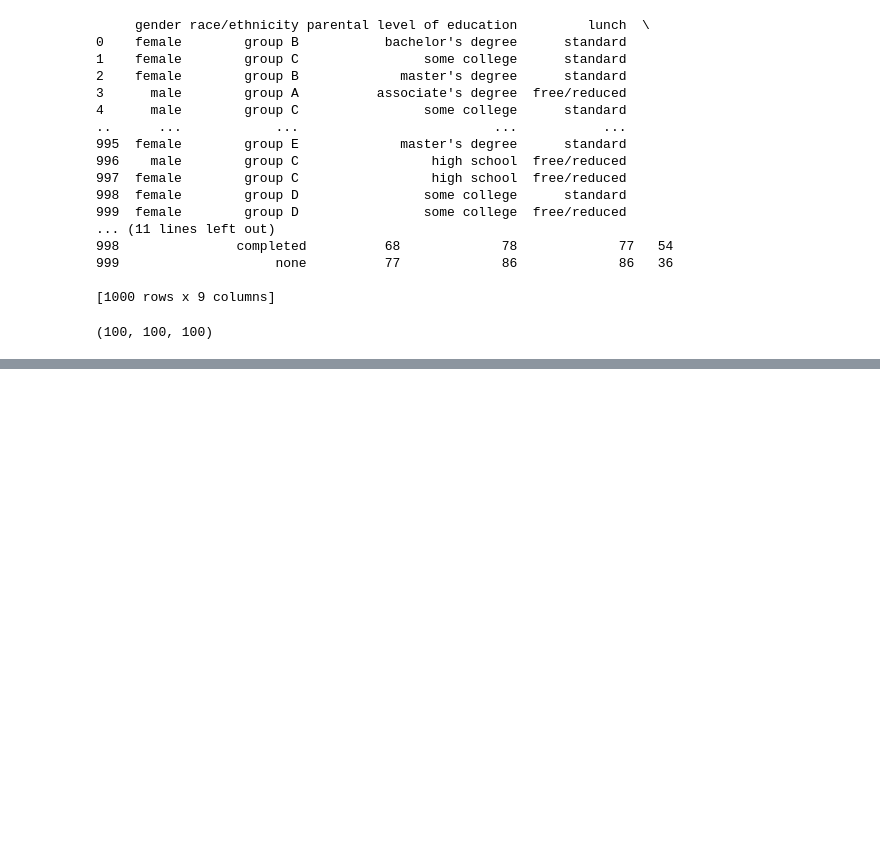
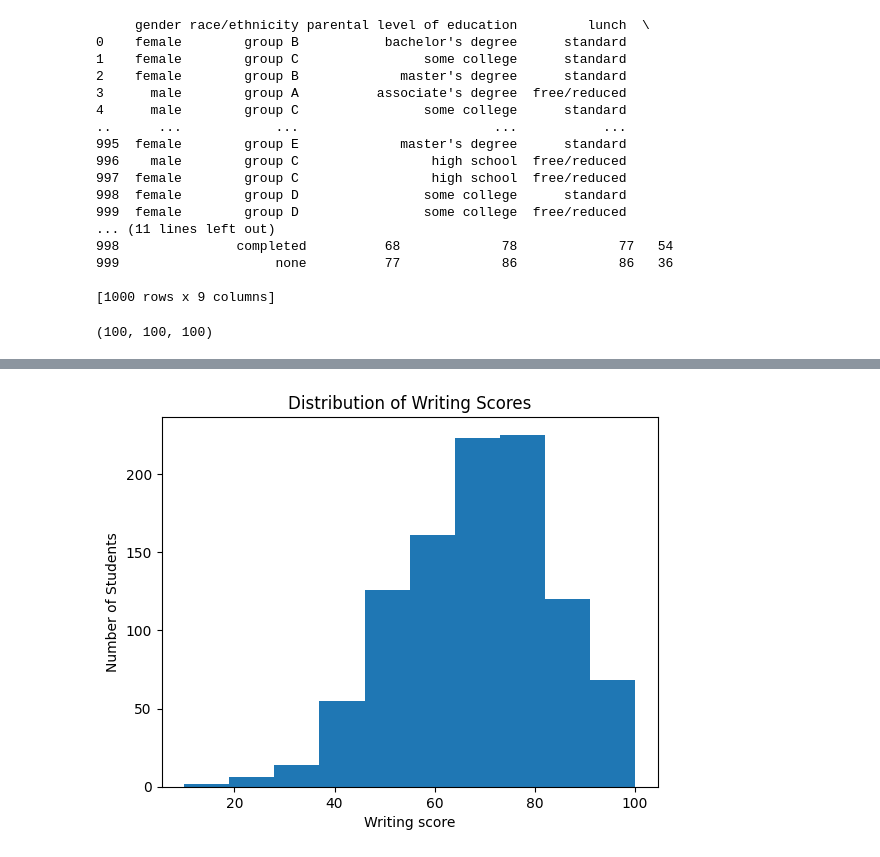
Before and after one commit to hanubence/BEVADAT2022232, a Jupyter notebook: HAZI/HAZI04/HAZI04.ipynb, the cells around one changed output, grey strips where cells are left out. Cells and saved outputs as stored; diff of their text form; code cells hidden in the pictures; blank space fills up the shorter version.

```diff
--- a/HAZI/HAZI04/HAZI04.ipynb
+++ b/HAZI/HAZI04/HAZI04.ipynb
@@ -212,6 +248,25 @@ Egy példa a kimenetre: fig
 return type: matplotlib.figure.Figure
 függvény neve: writing_hist
 '''
+# %%
+def writing_hist(idf: pd.core.frame.DataFrame):
+    df = idf.copy()
+
+    fig, ax = plt.subplots(1,1)
+
+    plt.hist(df['writing score'], bins=10)
+
+    ax.set_title('Distribution of Writing Scores')
+    ax.set_xlabel('Writing score')
+    ax.set_ylabel('Number of Students')
+
+    return fig
+
+ff = writing_hist(df)
+
+ff.show()
+# %% [output]
+[figure, added]
 # %%
 '''
 Készíts egy függvényt, ami a bemeneti Dataframe adatai alapján elkészít egy olyan kördiagramot,
```
Also changed, not shown: parts of 3 cells of this notebook, 1 other file.
